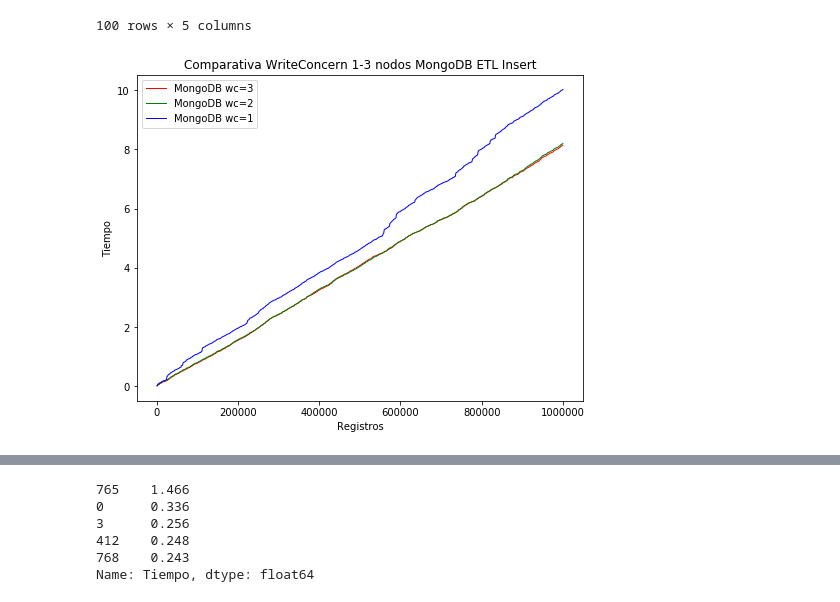
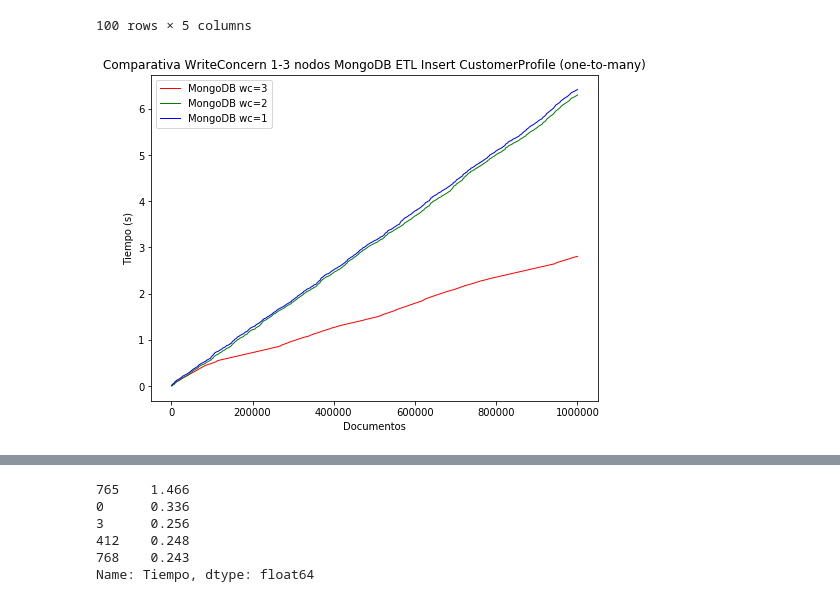
Before and after one commit to danielherranzsegundo/TFM_2022, a Jupyter notebook: Scripts/Resultados.ipynb, the cells around one changed output, grey strips where cells are left out. Drawn from its saved outputs; the diff is of its cells as text; code cells hidden in the pictures.

```diff
--- a/Scripts/Resultados.ipynb
+++ b/Scripts/Resultados.ipynb
@@ -40,5 +40,5 @@ files
 # %%
 #'Registros', 'Tiempo', 'CPU','Memoria'
-CustomerProfile_data_w3 = pd.read_csv(path + 'MongoDB_Bulk_Insert_3_WC_CurrentAccountCollection_09042022_14_31_57.csv', index_col=[0])
-CustomerProfile_data_w2 = pd.read_csv(path + 'MongoDB_Bulk_Insert_2_WC_CurrentAccountCollection_09042022_14_36_34.csv', index_col=[0])
-CustomerProfile_data_w1 = pd.read_csv(path + 'MongoDB_Bulk_Insert_1_WC_CurrentAccountCollection_09042022_14_42_08.csv', index_col=[0])
+CustomerProfile_data_w3 = pd.read_csv(path + 'MongoDB_Bulk_Insert_3_WC_CustomerProfileCollection_13042022_17_03_36.csv', index_col=[0])
+CustomerProfile_data_w2 = pd.read_csv(path + 'MongoDB_Bulk_Insert_2_WC_CustomerProfileCollection_11042022_20_19_30.csv', index_col=[0])
+CustomerProfile_data_w1 = pd.read_csv(path + 'MongoDB_Bulk_Insert_1_WC_CustomerProfileCollection_11042022_20_22_29.csv', index_col=[0])
@@ -96,19 +109,20 @@ MySQLUpdate_df
 | 99 | 99 | 100 | 0.979 | 19.7 | 51.0 |
 100 rows × 5 columns
 # %%
+#Comparativa MongoDB ETL CustomerProfile (one-to-many)
 plt.figure(figsize=(8,6))
 # plot a line chart
 
 plt.plot(CustomerProfile_data_w3['Registros'].iloc[1:1001], np.add.accumulate(CustomerProfile_data_w3['Tiempo'].iloc[1:1001]),  linewidth=1.0, color = 'r',label='MongoDB wc=3')
 plt.plot(CustomerProfile_data_w2['Registros'].iloc[1:1001], np.add.accumulate(CustomerProfile_data_w2['Tiempo'].iloc[1:1001]),  linewidth=1.0, color = 'g',label='MongoDB wc=2')
 plt.plot(CustomerProfile_data_w1['Registros'].iloc[1:1001], np.add.accumulate(CustomerProfile_data_w1['Tiempo'].iloc[1:1001]),  linewidth=1.0, color = 'b',label='MongoDB wc=1')
 #plt.plot(CustomerProfile_data_msql['Registros'], np.add.accumulate(CustomerProfile_data_msql['Tiempo']),  linewidth=1.0, color = 'y',label='MySQL InnoDB')
-plt.xlabel("Registros")
-plt.ylabel("Tiempo")
-plt.title("Comparativa WriteConcern 1-3 nodos MongoDB ETL Insert")
+plt.xlabel("Documentos")
+plt.ylabel("Tiempo (s)")
+plt.title("Comparativa WriteConcern 1-3 nodos MongoDB ETL Insert CustomerProfile (one-to-many)")
 plt.legend(loc='best')
 bottom,top = plt.xlim()
 
 plt.show()
 # %% [output]
-[figure, old version]
+[figure, new version]
```
Also changed, not shown: parts of 37 cells of this notebook, 25 other files.
